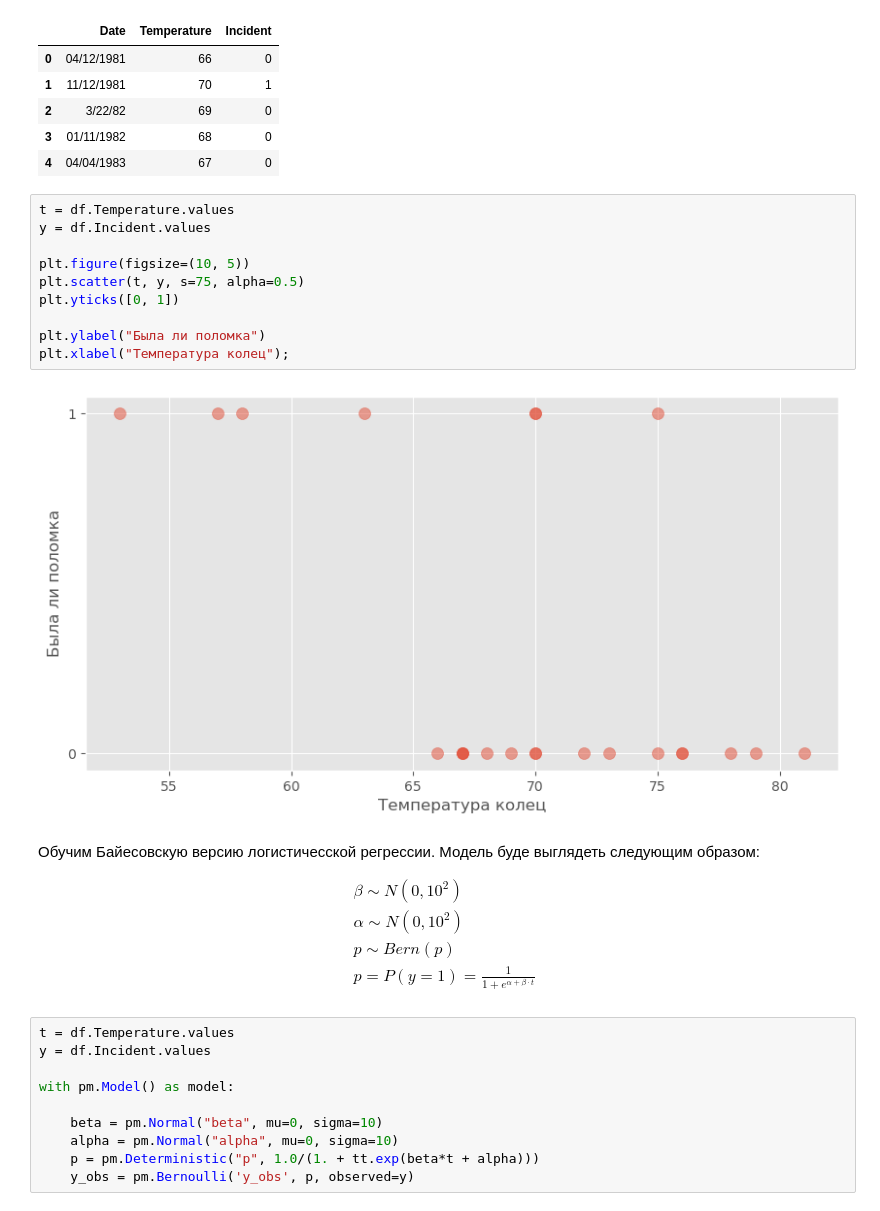
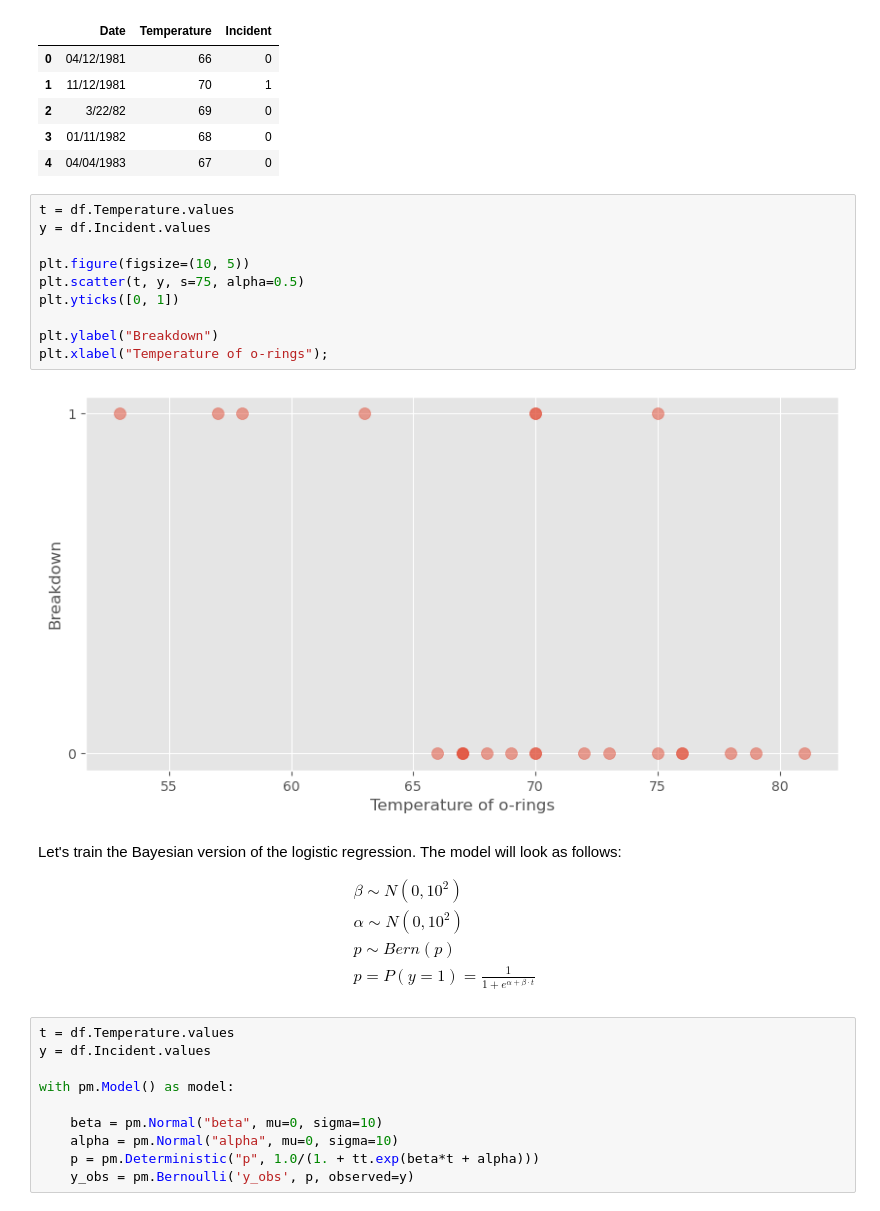
Before and after one commit to inreleppik/Portfolio, a Jupyter notebook: Bayes(pymc3)/Bayes.ipynb, the cells around one changed output. Drawn from its saved outputs; the diff is of its cells as text.

```diff
--- a/Bayes(pymc3)/Bayes.ipynb
+++ b/Bayes(pymc3)/Bayes.ipynb
@@ -89,18 +40,18 @@ df.head()
 # %%
 t = df.Temperature.values
 y = df.Incident.values
 
 plt.figure(figsize=(10, 5))
 plt.scatter(t, y, s=75, alpha=0.5)
 plt.yticks([0, 1])
 
-plt.ylabel("Была ли поломка")
-plt.xlabel("Температура колец");
+plt.ylabel("Breakdown")
+plt.xlabel("Temperature of o-rings");
 # %% [output]
-[figure, old version]
+[figure, new version]
 # %% [markdown]
 
-Обучим Байесовскую версию логистичесской регресcии.  Модель буде выглядеть следующим образом:
+Let's train the Bayesian version of the logistic regression.  The model will look as follows:
 
 \begin{equation*}
 \begin{aligned}
```
Also changed, not shown: parts of 24 cells of this notebook.
